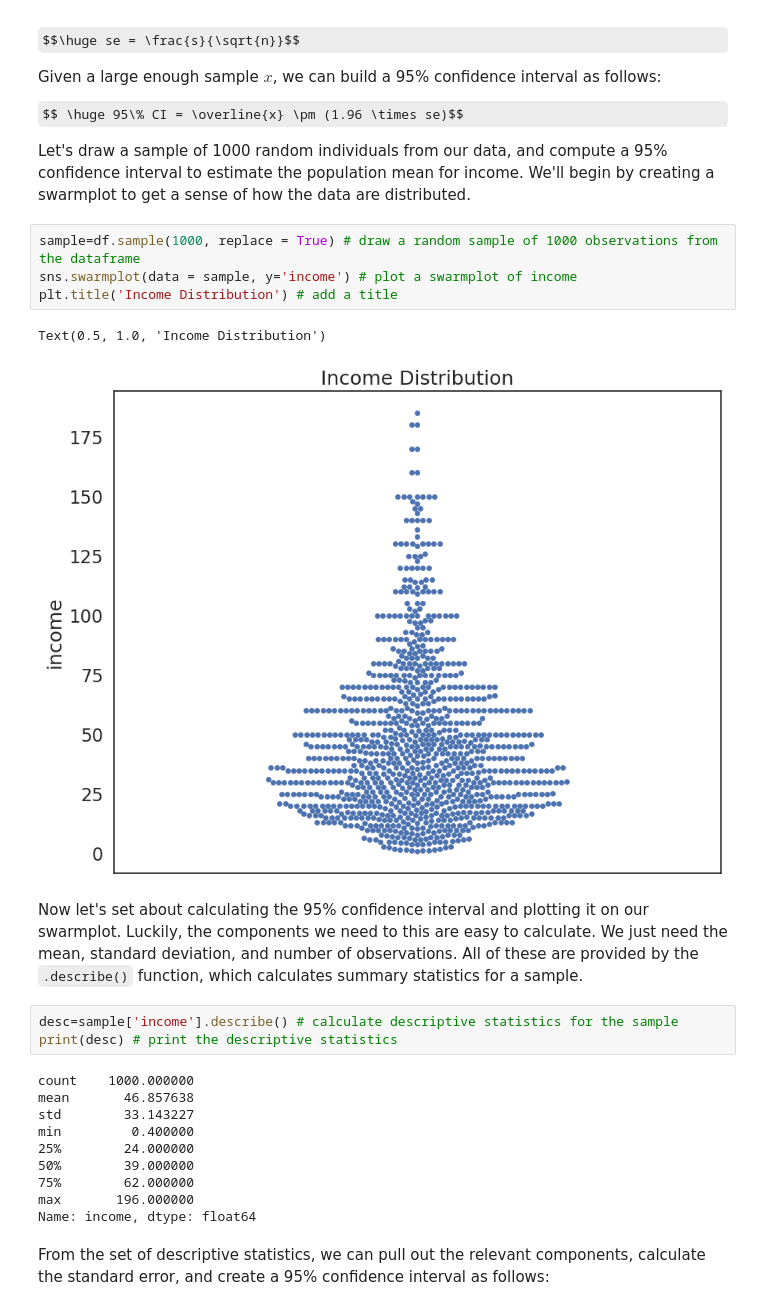
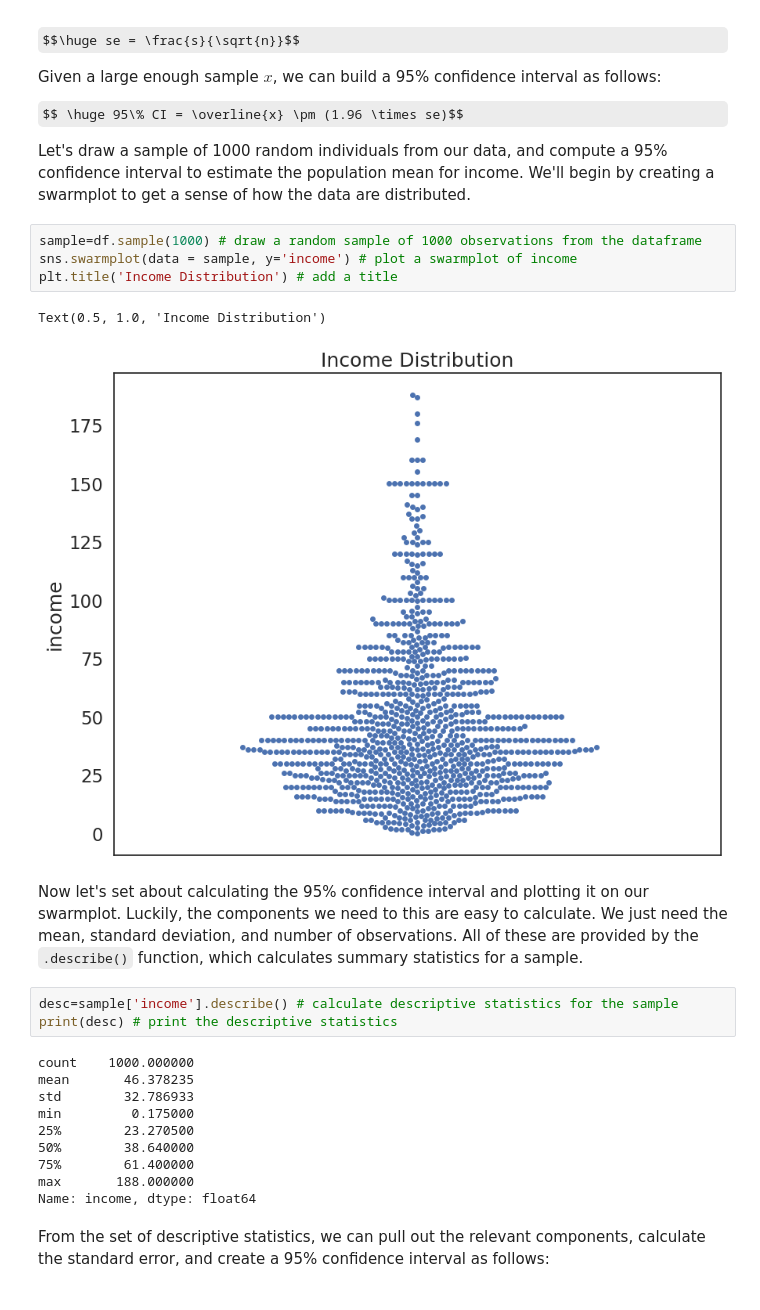
Before and after one commit to NoahGal-19/QM2, a Jupyter notebook: notebooks/W06. Hypothesis Testing.ipynb, the cells around one changed output. Drawn from its saved outputs; the diff is of its cells as text; some formulas as TeX source.

```diff
--- a/notebooks/W06. Hypothesis Testing.ipynb
+++ b/notebooks/W06. Hypothesis Testing.ipynb
@@ -93,12 +93,12 @@ $$ \huge 95\% CI = \overline{x} \pm (1.96 \times se)$$
 
 Let's draw a sample of 1000 random individuals from our data, and compute a 95% confidence interval to estimate the population mean for income. We'll begin by creating a swarmplot to get a sense of how the data are distributed.
 # %%
-sample=df.sample(1000, replace = True) # draw a random sample of 1000 observations from the dataframe
+sample=df.sample(1000) # draw a random sample of 1000 observations from the dataframe
 sns.swarmplot(data = sample, y='income') # plot a swarmplot of income
 plt.title('Income Distribution') # add a title
 # %% [output]
 Text(0.5, 1.0, 'Income Distribution')
-[figure, old version]
+[figure, new version]
 # %% [markdown]
 Now let's set about calculating the 95% confidence interval and plotting it on our swarmplot. Luckily, the components we need to this are easy to calculate. We just need the mean, standard deviation, and number of observations. All of these are provided by the `.describe()` function, which calculates summary statistics for a sample.
 # %%
@@ -106,13 +106,13 @@ desc=sample['income'].describe() # calculate descriptive statistics for the samp
 print(desc) # print the descriptive statistics
 # %% [output]
 count    1000.000000
-mean       46.857638
-std        33.143227
-min         0.400000
-25%        24.000000
-50%        39.000000
-75%        62.000000
-max       196.000000
+mean       46.378235
+std        32.786933
+min         0.175000
+25%        23.270500
+50%        38.640000
+75%        61.400000
+max       188.000000
 Name: income, dtype: float64
 # %% [markdown]
 From the set of descriptive statistics, we can pull out the relevant components, calculate the standard error, and create a 95% confidence interval as follows:
```
Also changed, not shown: parts of 13 cells of this notebook.
